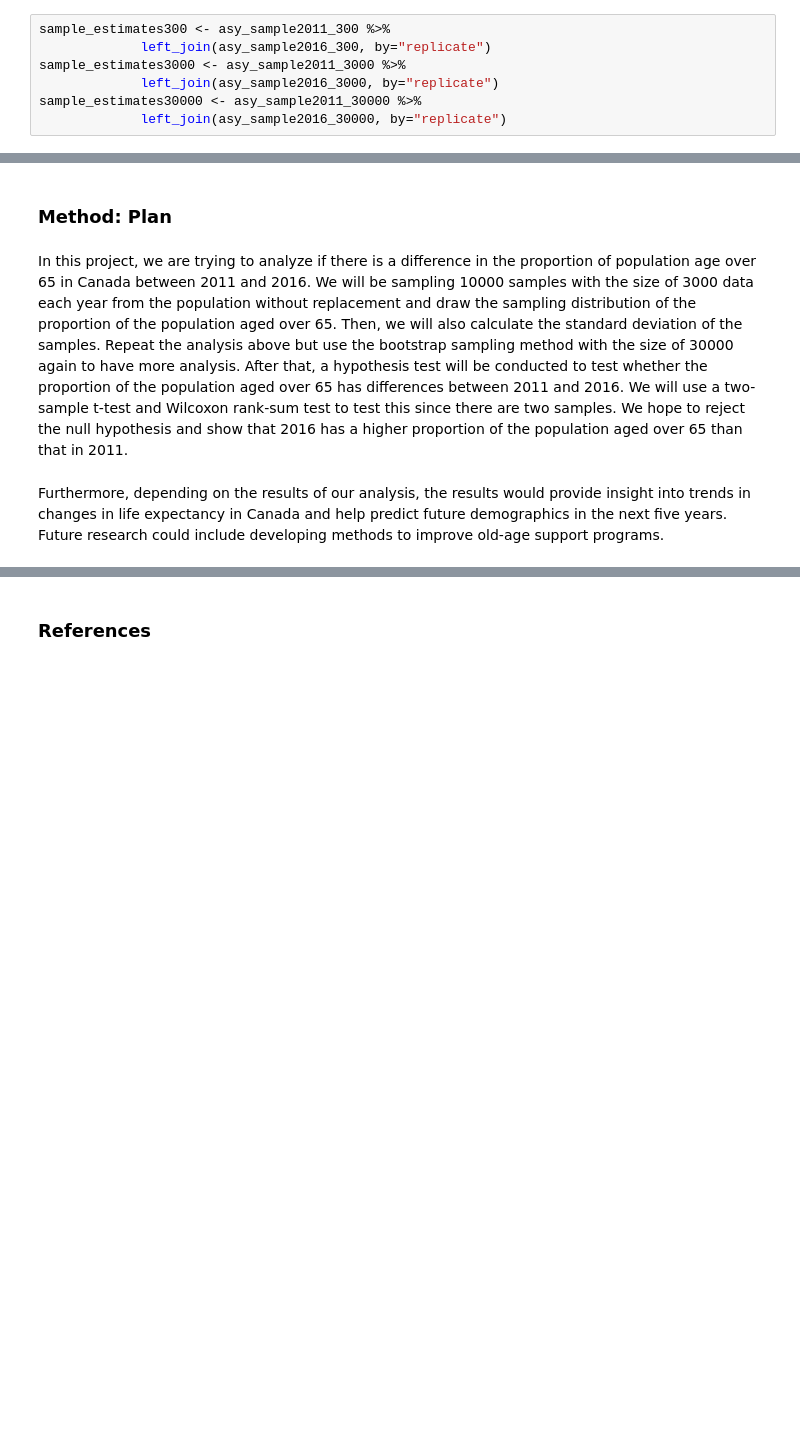
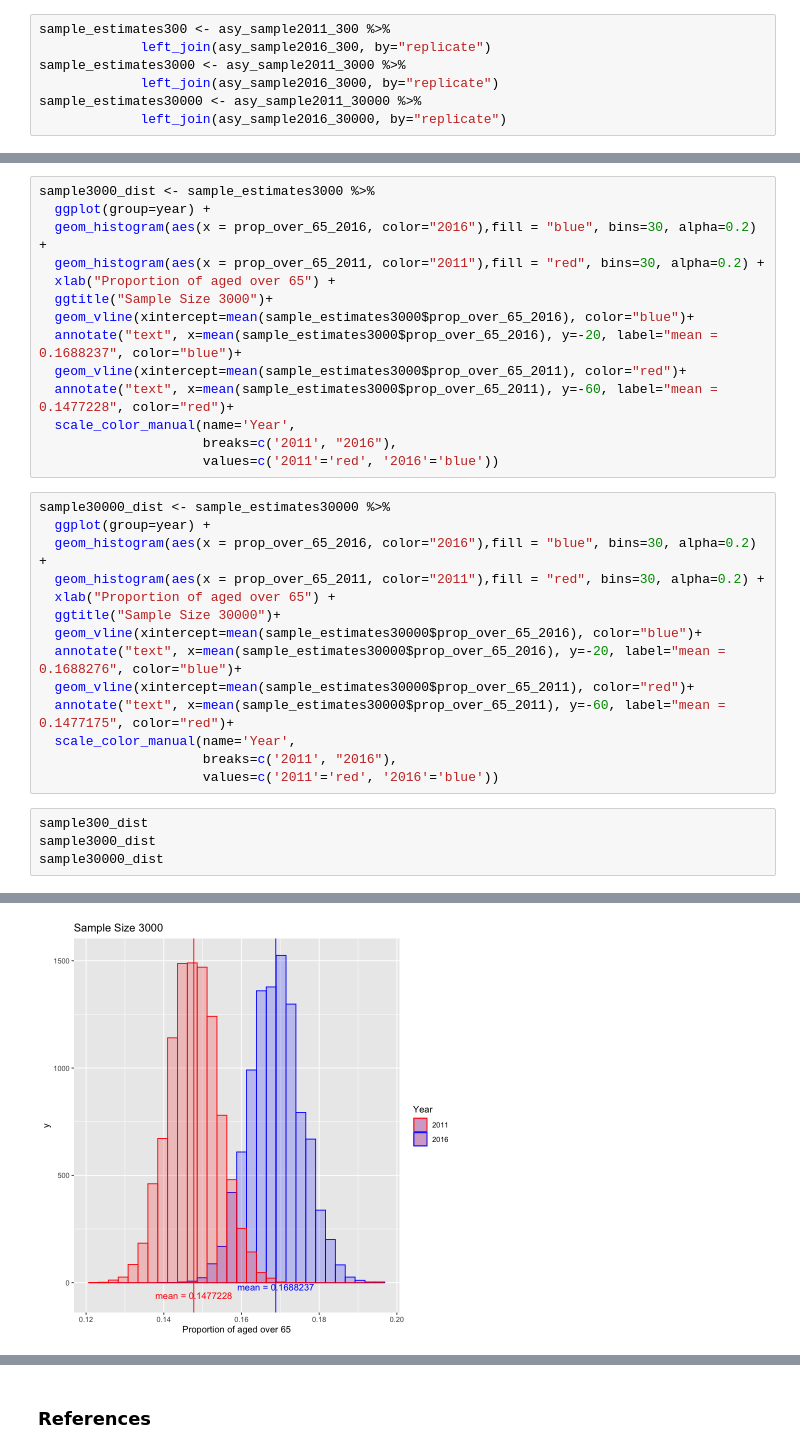
Before and after one commit to felixmachaoran/Age_Distibution, a Jupyter notebook: proposal.ipynb, the cells around one changed output, grey strips where cells are left out. Saved outputs shown, nothing was run; the diff lists cells and outputs as text; blank space fills up the shorter version.

```diff
--- a/proposal.ipynb
+++ b/proposal.ipynb
@@ -394,6 +216,33 @@ sample300_dist
-# %% [markdown]
-### Method: Plan
-# %% [markdown]
-In this project, we are trying to analyze if there is a difference in the proportion of population age over 65 in Canada between 2011 and 2016. We will be sampling 10000 samples with the size of 3000 data each year from the population without replacement and draw the sampling distribution of the proportion of the population aged over 65. Then, we will also calculate the standard deviation of the samples. Repeat the analysis above but use the bootstrap sampling method with the size of 30000 again to have more analysis. After that, a hypothesis test will be conducted to test whether the proportion of the population aged over 65 has differences between 2011 and 2016. We will use a two-sample t-test and Wilcoxon rank-sum test to test this since there are two samples. We hope to reject the null hypothesis and show that 2016 has a higher proportion of the population aged over 65 than that in 2011.
-# %% [markdown]
-Furthermore, depending on the results of our analysis, the results would provide insight into trends in changes in life expectancy in Canada and help predict future demographics in the next five years. Future research could include developing methods to improve old-age support programs.
+# %%
+sample3000_dist <- sample_estimates3000 %>%
+  ggplot(group=year) +
+  geom_histogram(aes(x = prop_over_65_2016, color="2016"),fill = "blue", bins=30, alpha=0.2) +
+  geom_histogram(aes(x = prop_over_65_2011, color="2011"),fill = "red", bins=30, alpha=0.2) +
+  xlab("Proportion of aged over 65") +
+  ggtitle("Sample Size 3000")+
+  geom_vline(xintercept=mean(sample_estimates3000$prop_over_65_2016), color="blue")+
+  annotate("text", x=mean(sample_estimates3000$prop_over_65_2016), y=-20, label="mean = 0.1688237", color="blue")+
+  geom_vline(xintercept=mean(sample_estimates3000$prop_over_65_2011), color="red")+
+  annotate("text", x=mean(sample_estimates3000$prop_over_65_2011), y=-60, label="mean = 0.1477228", color="red")+
+  scale_color_manual(name='Year',
+                     breaks=c('2011', "2016"),
+                     values=c('2011'='red', '2016'='blue'))
+# %%
+sample30000_dist <- sample_estimates30000 %>%
+  ggplot(group=year) +
+  geom_histogram(aes(x = prop_over_65_2016, color="2016"),fill = "blue", bins=30, alpha=0.2) +
+  geom_histogram(aes(x = prop_over_65_2011, color="2011"),fill = "red", bins=30, alpha=0.2) +
+  xlab("Proportion of aged over 65") +
+  ggtitle("Sample Size 30000")+
+  geom_vline(xintercept=mean(sample_estimates30000$prop_over_65_2016), color="blue")+
+  annotate("text", x=mean(sample_estimates30000$prop_over_65_2016), y=-20, label="mean = 0.1688276", color="blue")+
+  geom_vline(xintercept=mean(sample_estimates30000$prop_over_65_2011), color="red")+
+  annotate("text", x=mean(sample_estimates30000$prop_over_65_2011), y=-60, label="mean = 0.1477175", color="red")+
+  scale_color_manual(name='Year',
+                     breaks=c('2011', "2016"),
+                     values=c('2011'='red', '2016'='blue'))
+# %%
+sample300_dist
+sample3000_dist
+sample30000_dist
+# %% [output]
@@ -399,0 +250 @@ Furthermore, depending on the results of our analysis, the results would provide
+[figure, added]
```
Also changed, not shown: parts of 35 cells of this notebook.
